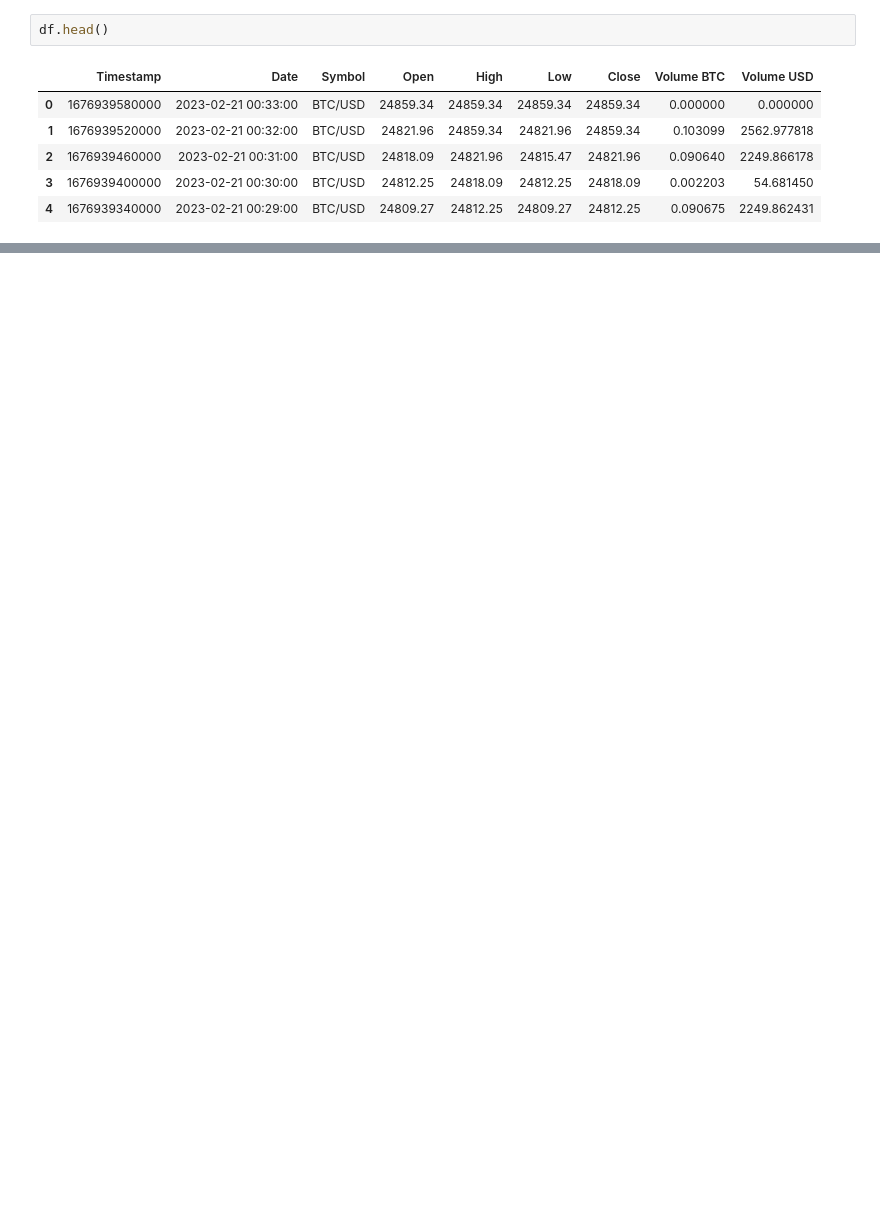
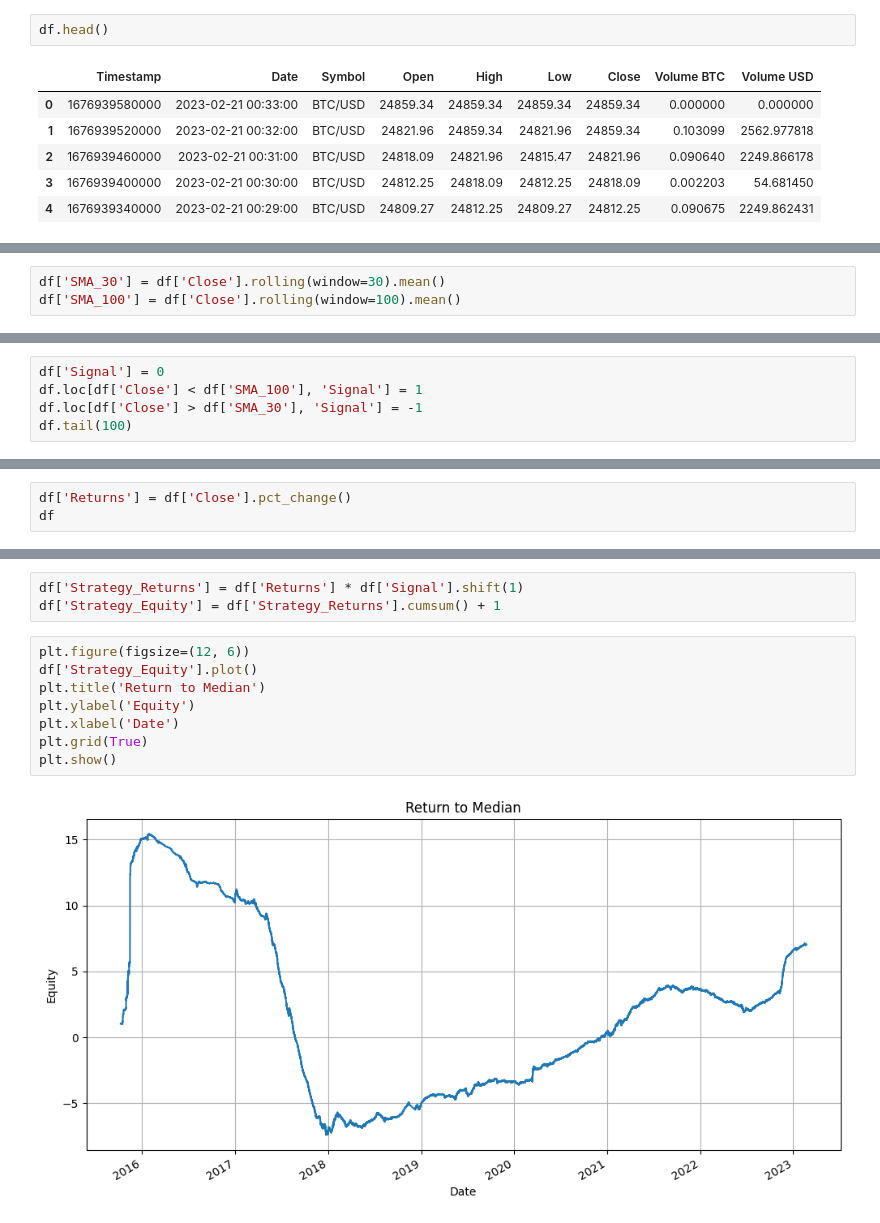
Before and after one commit to NikitaBryndak/bitcoin-backtest, a Jupyter notebook: exploration.ipynb, the cells around one changed output, grey strips where cells are left out. Drawn from its saved outputs; the diff is of its cells as text; blank space fills up the shorter version.

Commit message:
Implemented Return to median strategy

```diff
--- a/exploration.ipynb
+++ b/exploration.ipynb
@@ -13,0 +82,3 @@ df.head()
+# %%
+df['SMA_30'] = df['Close'].rolling(window=30).mean()
+df['SMA_100'] = df['Close'].rolling(window=100).mean()
@@ -13,0 +102,5 @@ df.head()
+# %%
+df['Signal'] = 0
+df.loc[df['Close'] < df['SMA_100'], 'Signal'] = 1
+df.loc[df['Close'] > df['SMA_30'], 'Signal'] = -1
+df.tail(100)
@@ -13,0 +130,3 @@ df.head()
+# %%
+df['Returns'] = df['Close'].pct_change()
+df
@@ -13,0 +148,13 @@ df.head()
+# %%
+df['Strategy_Returns'] = df['Returns'] * df['Signal'].shift(1)
+df['Strategy_Equity'] = df['Strategy_Returns'].cumsum() + 1
+# %%
+plt.figure(figsize=(12, 6))
+df['Strategy_Equity'].plot()
+plt.title('Return to Median')
+plt.ylabel('Equity')
+plt.xlabel('Date')
+plt.grid(True)
+plt.show()
+# %% [output]
+[figure, added]
```
Also changed, not shown: parts of 14 cells of this notebook.
